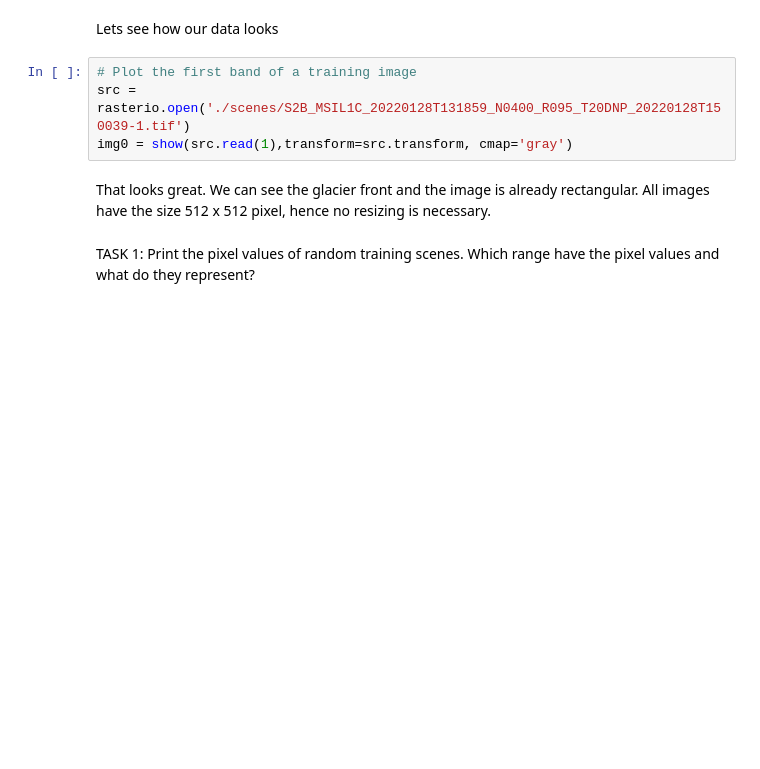
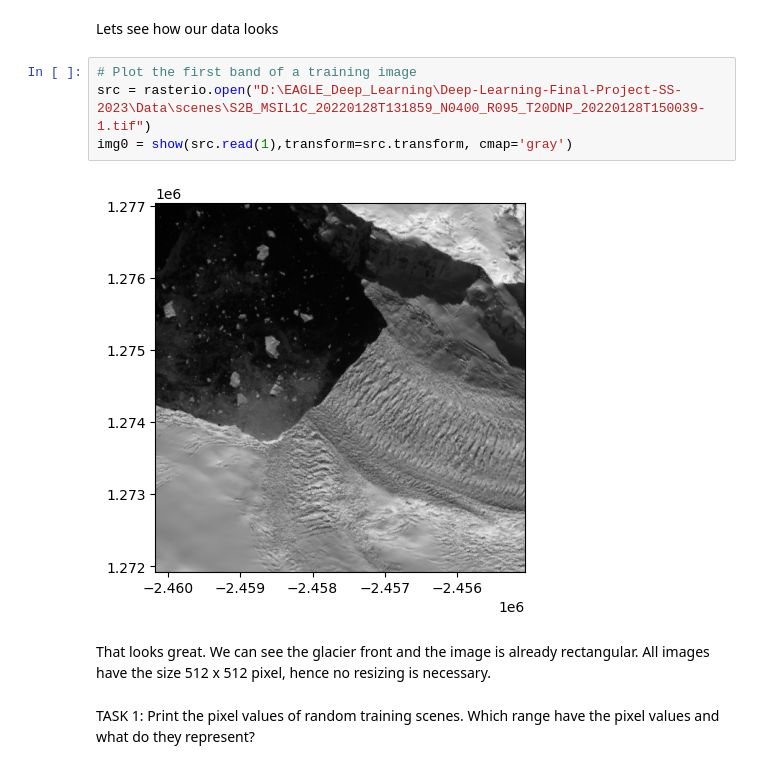
Before and after one commit to Christobaltobbin/Glacier-Regression-Detection-Deep-Learning, a Jupyter notebook: Tutorial_Scripts/Part1_TrainingDataPreparation.ipynb, the cells around one changed output. Drawn from its saved outputs; the diff is of its cells as text; blank space fills up the shorter version.

```diff
--- a/Tutorial_Scripts/Part1_TrainingDataPreparation.ipynb
+++ b/Tutorial_Scripts/Part1_TrainingDataPreparation.ipynb
@@ -61,8 +64,10 @@ print(top_test_list)
 Lets see how our data looks
 # %%
 # Plot the first band of a training image
-src = rasterio.open('./scenes/S2B_MSIL1C_20220128T131859_N0400_R095_T20DNP_20220128T150039-1.tif')
+src = rasterio.open("D:\EAGLE_Deep_Learning\Deep-Learning-Final-Project-SS-2023\Data\scenes\S2B_MSIL1C_20220128T131859_N0400_R095_T20DNP_20220128T150039-1.tif")
 img0 = show(src.read(1),transform=src.transform, cmap='gray')
+# %% [output]
+[figure, added]
 # %% [markdown]
 That looks great. We can see the glacier front and the image is already rectangular. All images have the size 512 x 512 pixel, hence no resizing is necessary.
 # %% [markdown]
```
Also changed, not shown: parts of 13 cells of this notebook.
